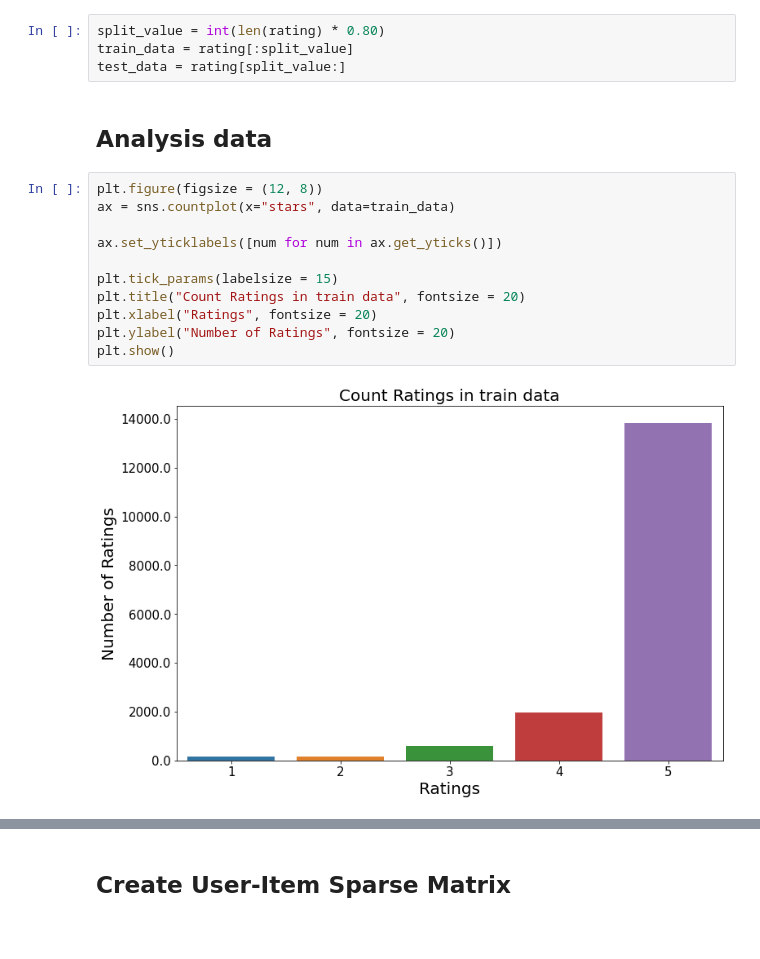
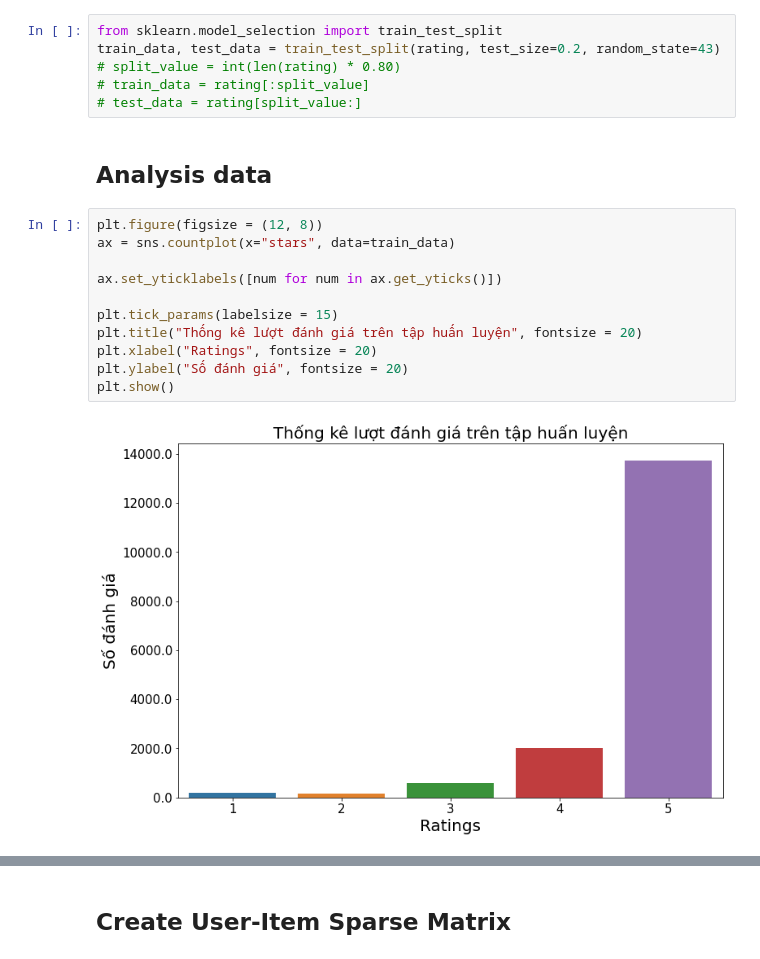
Before and after one commit to lananhlala/DoAnPTIT, a Jupyter notebook: Recommend/cf.ipynb, the cells around one changed output, grey strips where cells are left out. Saved outputs shown, nothing was run; the diff lists cells and outputs as text; blank space fills up the shorter version.

```diff
--- a/Recommend/cf.ipynb
+++ b/Recommend/cf.ipynb
@@ -53,21 +53,23 @@ rating.drop_duplicates(["product_id","customer_id", "stars"], inplace=True)
 # %% [markdown]
 ## Split data train test
 # %%
-split_value = int(len(rating) * 0.80)
-train_data = rating[:split_value]
-test_data = rating[split_value:]
+from sklearn.model_selection import train_test_split
+train_data, test_data = train_test_split(rating, test_size=0.2, random_state=43)
+# split_value = int(len(rating) * 0.80)
+# train_data = rating[:split_value]
+# test_data = rating[split_value:]
 # %% [markdown]
 ## Analysis data
 # %%
 plt.figure(figsize = (12, 8))
 ax = sns.countplot(x="stars", data=train_data)
 
 ax.set_yticklabels([num for num in ax.get_yticks()])
 
 plt.tick_params(labelsize = 15)
-plt.title("Count Ratings in train data", fontsize = 20)
+plt.title("Thống kê lượt đánh giá trên tập huấn luyện", fontsize = 20)
 plt.xlabel("Ratings", fontsize = 20)
-plt.ylabel("Number of Ratings", fontsize = 20)
+plt.ylabel("Số đánh giá", fontsize = 20)
 plt.show()
 # %% [output]
-[figure, old version]
+[figure, new version]
```
Also changed, not shown: parts of 11 cells of this notebook, 41 other files.
